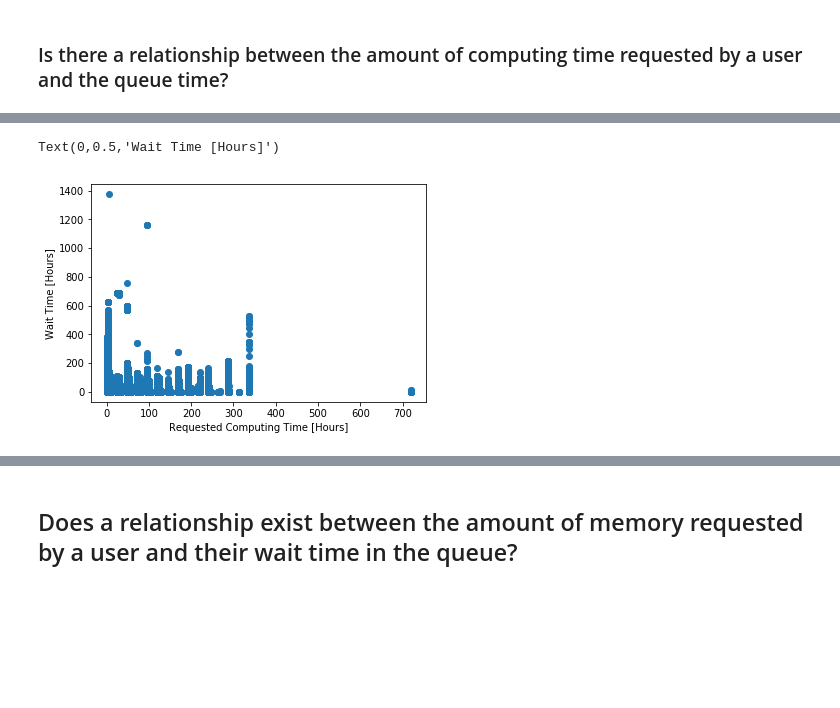
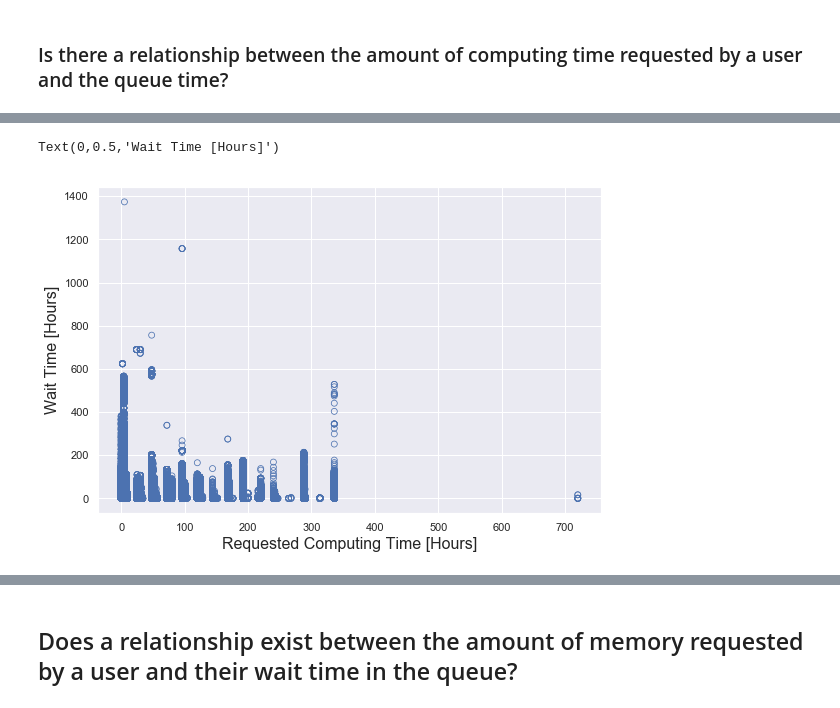
Before and after one commit to Cjcarlevato/data-question-2-dream-crushers, a Jupyter notebook: ACCREdata.ipynb, the cells around one changed output, grey strips where cells are left out. Saved outputs shown, nothing was run; the diff lists cells and outputs as text; code cells hidden in the pictures; blank space fills up the shorter version.

```diff
--- a/ACCREdata.ipynb
+++ b/ACCREdata.ipynb
@@ -1,16 +1,15 @@
 # %%
 import numpy as np
 import pandas as pd
-import seaborn as sns
-import scipy.constants
+import seaborn as sns; sns.set()
 import matplotlib.pyplot as plt
 from mpl_toolkits.mplot3d import Axes3D
 from datetime import time
 import matplotlib.dates as mdates
-#pd.set_option('display.max_columns', 500)
-#pd.set_option('display.max_rows', 500)
 %matplotlib notebook
 %matplotlib inline
+#plt.style.use('seaborn')
+sns.set_palette("muted")
 # %%
 filePath = 'data/july-2017-thru-june-2018.txt'
 # %%
@@ -67,12 +55,14 @@ print(accre_data.ReqMemInBytes.head(),accre_data.ReqMem.head())
 mask = (accre_data.NorC == 'n')
 accre_data.loc[mask,'ReqMemInBytes'] = accre_data.loc[mask,'ReqMemInBytes']*accre_data.loc[mask,'NNodes']
 accre_data.loc[~mask,'ReqMemInBytes'] = accre_data.loc[~mask,'ReqMemInBytes']*accre_data.loc[~mask,'NCPUS']
+#maskT = (accre_data.MemUnits == 'T')
+#accre_data.loc[maskT,'ReqMemInBytes'] = accre_data.loc[maskT,'ReqMemInBytes']*(10.**12.)
 maskG = (accre_data.MemUnits == 'G')
 accre_data.loc[maskG,'ReqMemInBytes'] = accre_data.loc[maskG,'ReqMemInBytes']*(10.**9.)
 maskM = (accre_data.MemUnits == 'M')
 accre_data.loc[maskM,'ReqMemInBytes'] = accre_data.loc[maskM,'ReqMemInBytes']*(10.**6.)
-maskk = (accre_data.MemUnits == 'k')
-accre_data.loc[maskk,'ReqMemInBytes'] = accre_data.loc[maskk,'ReqMemInBytes']*(10.**3.)
+#maskk = (accre_data.MemUnits == 'k')
+#accre_data.loc[maskk,'ReqMemInBytes'] = accre_data.loc[maskk,'ReqMemInBytes']*(10.**3.)
 
 print(accre_data.ReqMemInBytes.head(),accre_data.ReqMem.head())
 # %% [output]
@@ -130,9 +129,11 @@ Name: WaitTime, dtype: float64
 # %%
-plt.scatter(accre_data.ReqD+accre_data.ReqHMS,accre_data.WaitTime.astype('timedelta64[s]')/3600.)
+plt.figure(figsize=(9,6))
+sns.scatterplot(x=accre_data.ReqD+accre_data.ReqHMS,y=accre_data.WaitTime.astype('timedelta64[s]')/3600.,palette='muted',edgecolor='b',facecolor='None')
 #plt.semilogx()
-plt.xlabel('Requested Computing Time [Hours]')
-plt.ylabel('Wait Time [Hours]')
+#plt.semilogy()
+plt.xlabel('Requested Computing Time [Hours]',fontsize=16)
+plt.ylabel('Wait Time [Hours]',fontsize=16)
 # %% [output]
 Text(0,0.5,'Wait Time [Hours]')
-[figure, old version]
+[figure, new version]
 # %%
```
Also changed, not shown: parts of 24 cells of this notebook.
